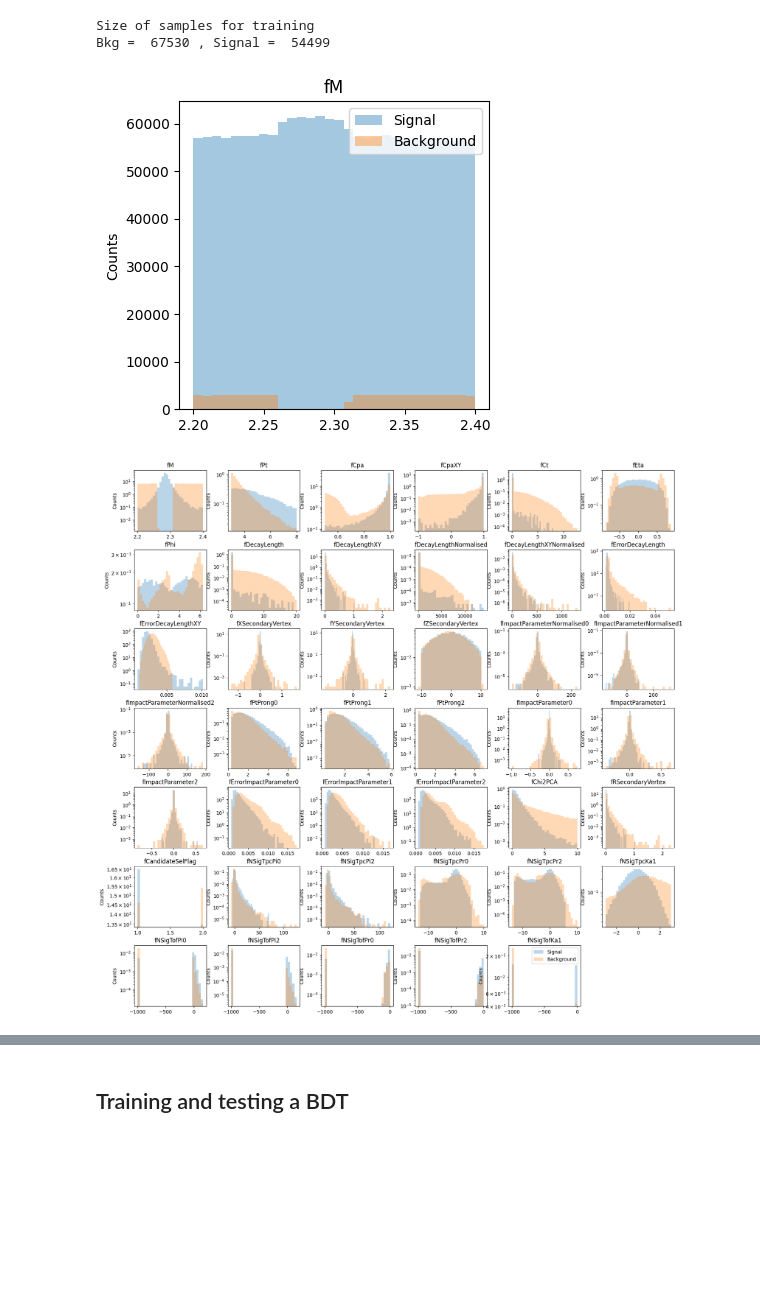
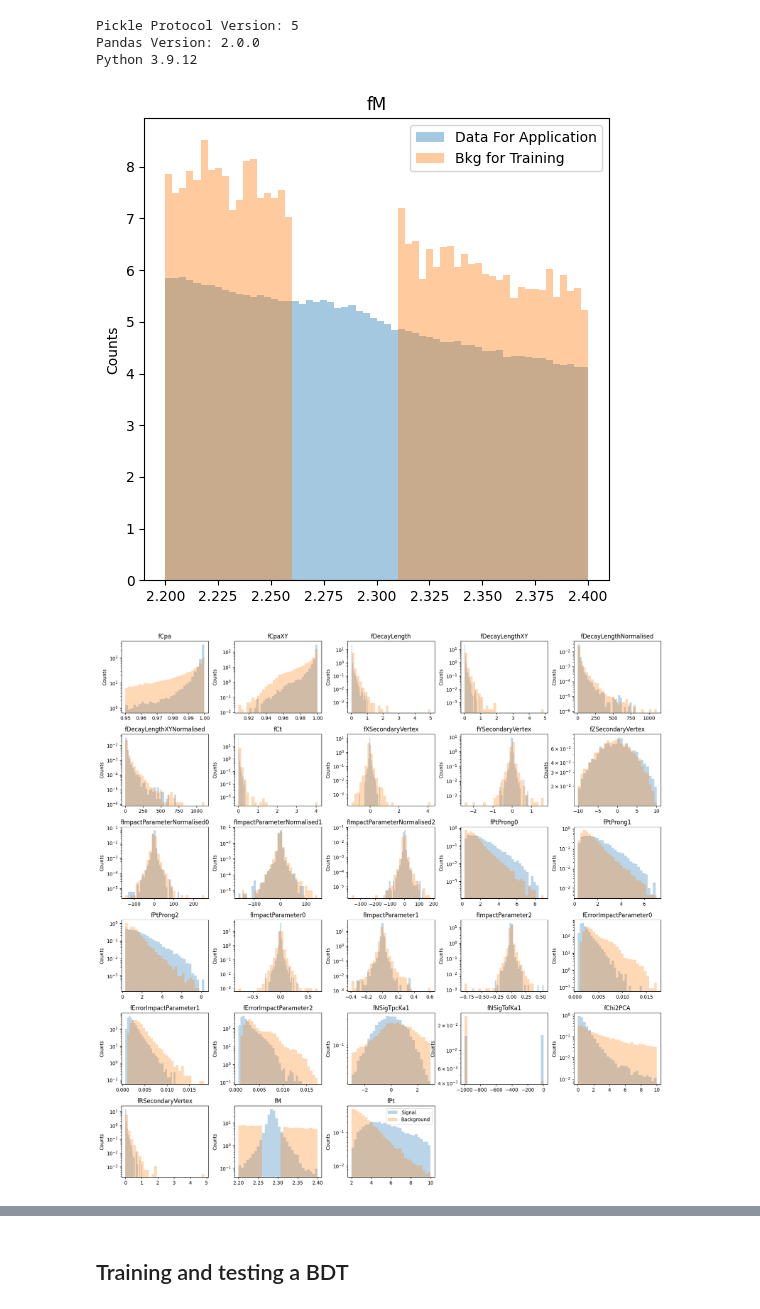
Before and after one commit to phymanshu/MLcodes, a Jupyter notebook: BDT_Lc_data.ipynb, the cells around one changed output, grey strips where cells are left out. Saved outputs shown, nothing was run; the diff lists cells and outputs as text; code cells hidden in the pictures; blank space fills up the shorter version.

```diff
--- a/BDT_Lc_data.ipynb
+++ b/BDT_Lc_data.ipynb
@@ -77,16 +115,0 @@ plot_utils.plot_distr([hdl_mc, hdl_data], cols_to_be_compared,
-# %%
-# Selecting Bkg from given dataset
-# Signal region for Lc is removed, ~ 5 sigma around the signal i.e. Mass = 2.284 GeV/c^2
-
-hdl_bkg = hdl_data.apply_preselections("fM < 2.26 or fM > 2.31", inplace=False)
-
-# Only a fraction of total Bkg is used in BDT training and testing
-# the fraction is given by `fractionData`
-
-fractionData=0.05 # this is the fraction of total data used in training
-
-hdl_bkg.shuffle_data_frame(frac=fractionData, inplace=True)
-print('Size of samples for training \nBkg = ',len(hdl_bkg), ', Signal = ', len(hdl_mc))
-# %% [output]
-Size of samples for training
-Bkg =  67530 , Signal =  54499
@@ -109,24 +116,48 @@ hdl_data_application.set_data_frame(df_application)
+# %%
+protocol_version = pickle.HIGHEST_PROTOCOL
+print(f"Pickle Protocol Version: {protocol_version}")
+print(f"Pandas Version: {pd.__version__}")
+!python --version
+# %% [output]
+Pickle Protocol Version: 5
+Pandas Version: 2.0.0
+Python 3.9.12
 # %%
 plot_utils.plot_distr([hdl_data_application,hdl_bkg], 'fM',
-                      bins=30, labels=['Signal', 'Background','sd'],
-                      log=0, density=0, figsize=(4, 4), alpha=0.4, grid=False);
+                      bins=60, labels=['Data For Application', 'Bkg for Training'],
+                      log=0, density=1, figsize=(6, 6), alpha=0.4, grid=False);
 # %% [output]
-[figure, old version]
+[figure, new version]
 # %%
+training_cols = ['fCpa','fCpaXY',
+                 'fDecayLength', 'fDecayLengthXY', 'fDecayLengthNormalised', 'fDecayLengthXYNormalised',
+                 'fCt',
+                 'fXSecondaryVertex', 'fYSecondaryVertex','fZSecondaryVertex',
+                           'fImpactParameterNormalised0', 'fImpactParameterNormalised1', 'fImpactParameterNormalised2',
+                           'fPtProng0', 'fPtProng1', 'fPtProng2',
+                           'fImpactParameter0', 'fImpactParameter1','fImpactParameter2',
+                           'fErrorImpactParameter0', 'fErrorImpactParameter1', 'fErrorImpactParameter2',
+                 'fNSigTpcKa1', 'fNSigTofKa1',
+#                  'fNSigTofPi0','fNSigTofPi2','fNSigTofPr0','fNSigTofPr2','fNSigTofKa1',
+#                  'fNSigTpcPi0','fNSigTpcPi2','fNSigTpcPr0','fNSigTpcPr2','fNSigTpcKa1',
+                 'fChi2PCA',
+                 'fRSecondaryVertex','fM','fPt'
+
+                ]
 cols_to_be_compared = ['fM','fPt','fCpa','fCpaXY','fCt','fEta','fPhi', 'fDecayLength', 'fDecayLengthXY', 'fDecayLengthNormalised', 'fDecayLengthXYNormalised',  'fErrorDecayLength', 'fErrorDecayLengthXY',
                             'fXSecondaryVertex', 'fYSecondaryVertex','fZSecondaryVertex',
                            'fImpactParameterNormalised0', 'fImpactParameterNormalised1', 'fImpactParameterNormalised2',
                            'fPtProng0', 'fPtProng1', 'fPtProng2',
                            'fImpactParameter0', 'fImpactParameter1','fImpactParameter2',
-                           'fErrorImpactParameter0', 'fErrorImpactParameter1', 'fErrorImpactParameter2', 'fChi2PCA', 'fRSecondaryVertex', 'fCandidateSelFlag',
-                           'fNSigTpcPi0','fNSigTpcPi2','fNSigTpcPr0','fNSigTpcPr2','fNSigTpcKa1',
-                           'fNSigTofPi0','fNSigTofPi2','fNSigTofPr0','fNSigTofPr2','fNSigTofKa1'
+                           'fErrorImpactParameter0', 'fErrorImpactParameter1', 'fErrorImpactParameter2', 'fChi2PCA', 'fRSecondaryVertex', 'fCandidateSelFlag'
+#                            'fNSigTpcPi0','fNSigTpcPi2','fNSigTpcPr0','fNSigTpcPr2','fNSigTpcKa1',
+#                            'fNSigTofPi0','fNSigTofPi2','fNSigTofPr0','fNSigTofPr2','fNSigTofKa1'
                       ]
 
 # ## some matplotlib tuning is needed to display all the features
-plot_utils.plot_distr([hdl_mc, hdl_bkg], cols_to_be_compared,
+plot_utils.plot_distr([hdl_mc, hdl_bkg], training_cols,
                       bins=30, labels=['Signal', 'Background'],
                       log=1, density=True, figsize=(20, 20), alpha=0.3, grid=False);
 # %% [output]
-[figure, old version]
+[figure, new version]
 # %%
```
Also changed, not shown: parts of 28 cells of this notebook, 18 other files.
